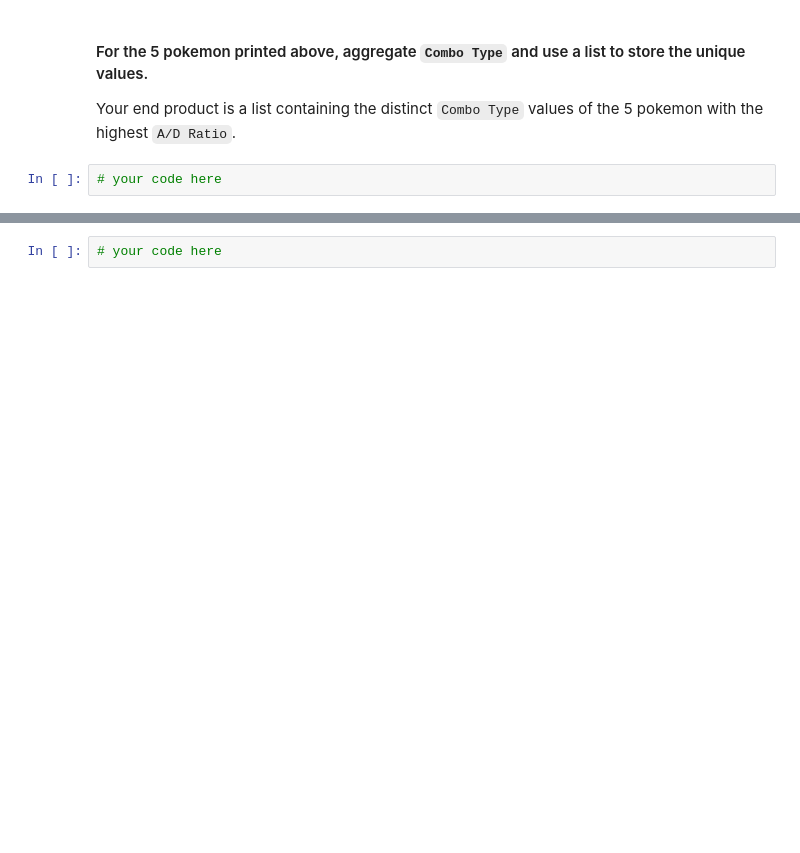
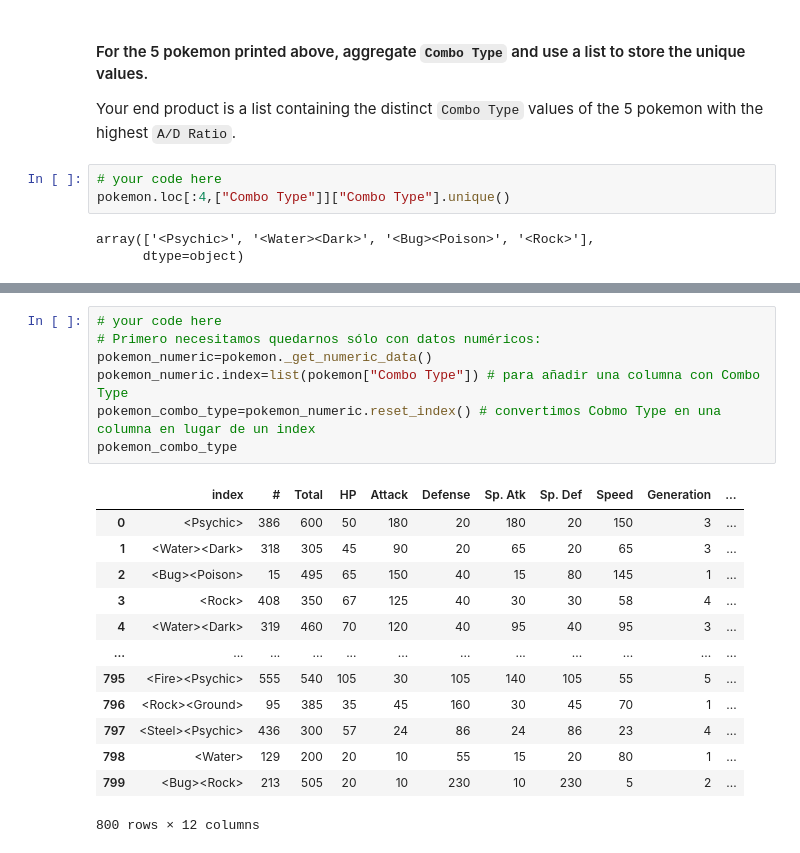
Before and after one commit to Kristinawk/dataptmad0924_labs, a Jupyter notebook: module-1/dataframe-calculations/your-code/challenge-1.ipynb, the cells around one changed output, grey strips where cells are left out. Saved outputs shown, nothing was run; the diff lists cells and outputs as text; blank space fills up the shorter version.

```diff
--- a/module-1/dataframe-calculations/your-code/challenge-1.ipynb
+++ b/module-1/dataframe-calculations/your-code/challenge-1.ipynb
@@ -208,11 +235,34 @@ memory usage: 82.2+ KB
 Your end product is a list containing the distinct `Combo Type` values of the 5 pokemon with the highest `A/D Ratio`.
 # %%
 # your code here
+pokemon.loc[:4,["Combo Type"]]["Combo Type"].unique()
+# %% [output]
+array(['<Psychic>', '<Water><Dark>', '<Bug><Poison>', '<Rock>'],
+      dtype=object)
 # %% [markdown]
 #### For each of the `Combo Type` values obtained from the previous question, calculate the mean scores of all numeric fields across all pokemon.
 
 Your output should look like below:
 
 ![Aggregate](../images/aggregated-mean.png)
-# %%
-# your code here
+# %%
+# your code here
+# Primero necesitamos quedarnos sólo con datos numéricos:
+pokemon_numeric=pokemon._get_numeric_data()
+pokemon_numeric.index=list(pokemon["Combo Type"]) # para añadir una columna con Combo Type
+pokemon_combo_type=pokemon_numeric.reset_index() # convertimos Cobmo Type en una columna en lugar de un index
+pokemon_combo_type
+# %% [output]
+|  | index | # | Total | HP | Attack | Defense | Sp. Atk | Sp. Def | Speed | Generation | ... |
+| 0 | <Psychic> | 386 | 600 | 50 | 180 | 20 | 180 | 20 | 150 | 3 | ... |
+| 1 | <Water><Dark> | 318 | 305 | 45 | 90 | 20 | 65 | 20 | 65 | 3 | ... |
+| 2 | <Bug><Poison> | 15 | 495 | 65 | 150 | 40 | 15 | 80 | 145 | 1 | ... |
+| 3 | <Rock> | 408 | 350 | 67 | 125 | 40 | 30 | 30 | 58 | 4 | ... |
+| 4 | <Water><Dark> | 319 | 460 | 70 | 120 | 40 | 95 | 40 | 95 | 3 | ... |
+| ... | ... | ... | ... | ... | ... | ... | ... | ... | ... | ... | ... |
+| 795 | <Fire><Psychic> | 555 | 540 | 105 | 30 | 105 | 140 | 105 | 55 | 5 | ... |
+| 796 | <Rock><Ground> | 95 | 385 | 35 | 45 | 160 | 30 | 45 | 70 | 1 | ... |
+| 797 | <Steel><Psychic> | 436 | 300 | 57 | 24 | 86 | 24 | 86 | 23 | 4 | ... |
+| 798 | <Water> | 129 | 200 | 20 | 10 | 55 | 15 | 20 | 80 | 1 | ... |
+| 799 | <Bug><Rock> | 213 | 505 | 20 | 10 | 230 | 10 | 230 | 5 | 2 | ... |
+800 rows × 12 columns
```
Also changed, not shown: parts of 8 cells of this notebook, 1 other file.
